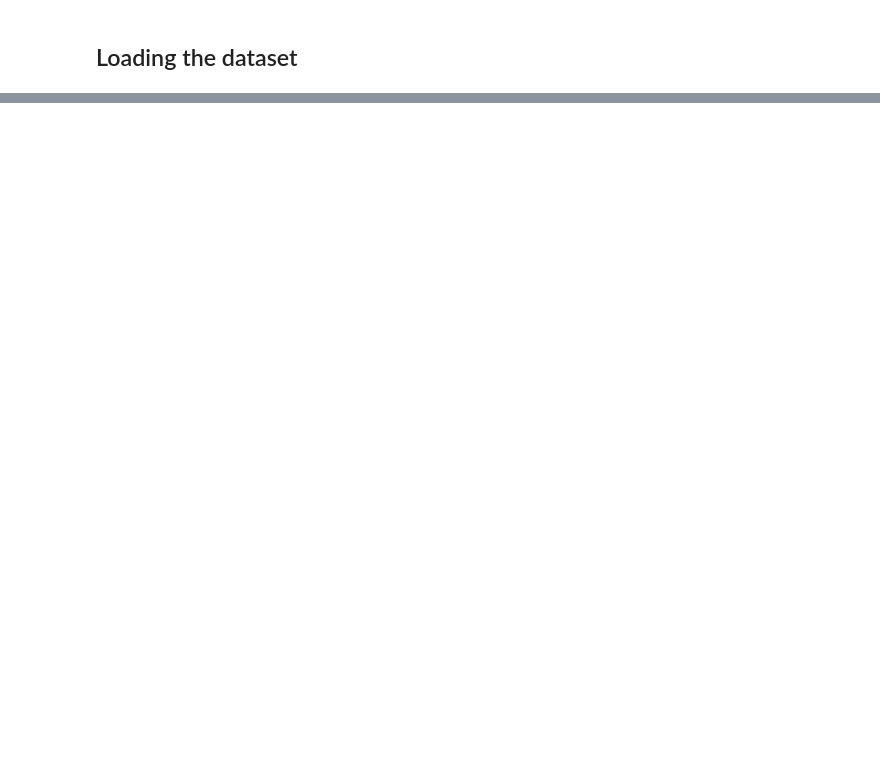
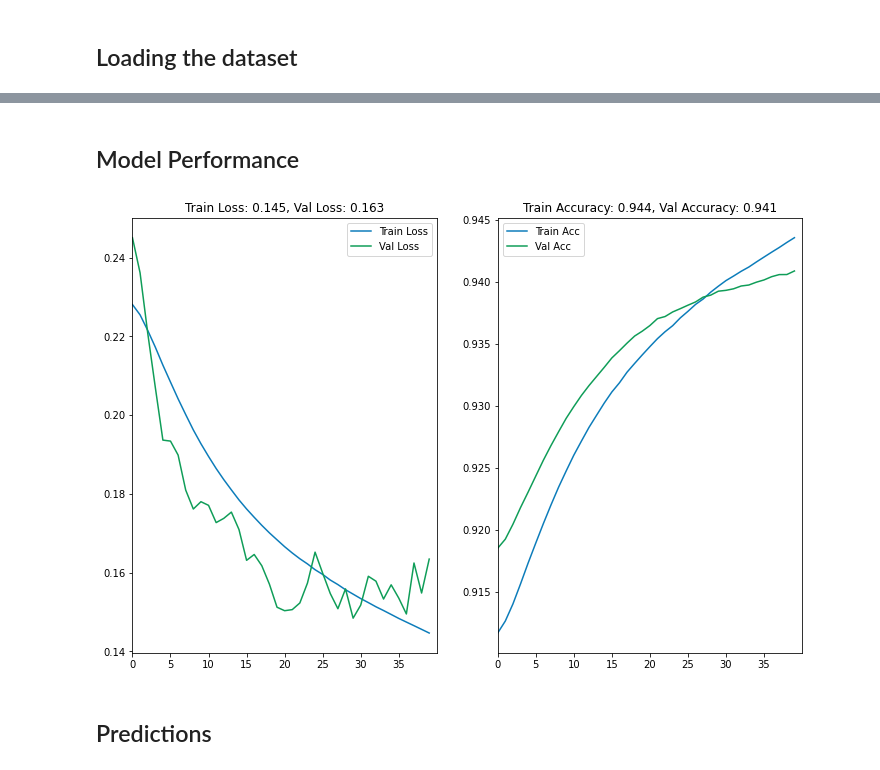
Before and after one commit to swastipriya/Deep-Learning, a Jupyter notebook: Transfer Learning.ipynb, the cells around one changed output, grey strips where cells are left out. Saved outputs shown, nothing was run; the diff lists cells and outputs as text; code cells hidden in the pictures; blank space fills up the shorter version.

```diff
--- a/Transfer Learning.ipynb
+++ b/Transfer Learning.ipynb
@@ -89,0 +181,50 @@ test_data_gen = ImageDataGenerator(rescale = 1./255)
+# %% [markdown]
+## Model Performance
+# %%
+def smooth_curve(points, factor=0.8):
+    smoothed = []
+    for point in points:
+        if smoothed:
+            previous = smoothed[-1]
+            smoothed.append(previous * factor + point * (1 - factor))
+        else:
+            smoothed.append(point)
+    return smoothed
+
+def plot_compare(history, steps=-1):
+    if steps < 0:
+        steps = len(history.history['accuracy'])
+    acc = smooth_curve(history.history['accuracy'][:steps])
+    val_acc = smooth_curve(history.history['val_accuracy'][:steps])
+    loss = smooth_curve(history.history['loss'][:steps])
+    val_loss = smooth_curve(history.history['val_loss'][:steps])
+
+    plt.figure(figsize=(12, 8))
+    plt.subplot(1, 2, 1)
+    plt.plot(loss, c='#0c7cba', label='Train Loss')
+    plt.plot(val_loss, c='#0f9d58', label='Val Loss')
+    plt.xticks(range(0, len(loss), 5))
+    plt.xlim(0, len(loss))
+    plt.title('Train Loss: %.3f, Val Loss: %.3f' % (loss[-1], val_loss[-1]), fontsize=12)
+    plt.legend()
+
+
+    plt.subplot(1, 2, 2)
+    plt.plot(acc, c='#0c7cba', label='Train Acc')
+    plt.plot(val_acc, c='#0f9d58', label='Val Acc')
+    plt.xticks(range(0, len(acc), 5))
+    plt.xlim(0, len(acc))
+    plt.title('Train Accuracy: %.3f, Val Accuracy: %.3f' % (acc[-1], val_acc[-1]), fontsize=12)
+    plt.legend()
+# %%
+def load_history(fn):
+    with open(fn, 'rb') as fr:
+        history.history = pickle.load(fr)
+    return history
+# %%
+history = load_history('history_augmented.bin')
+plot_compare(history)
+# %% [output]
+[figure, added]
+# %% [markdown]
+## Predictions
```
Also changed, not shown: parts of 31 cells of this notebook.
